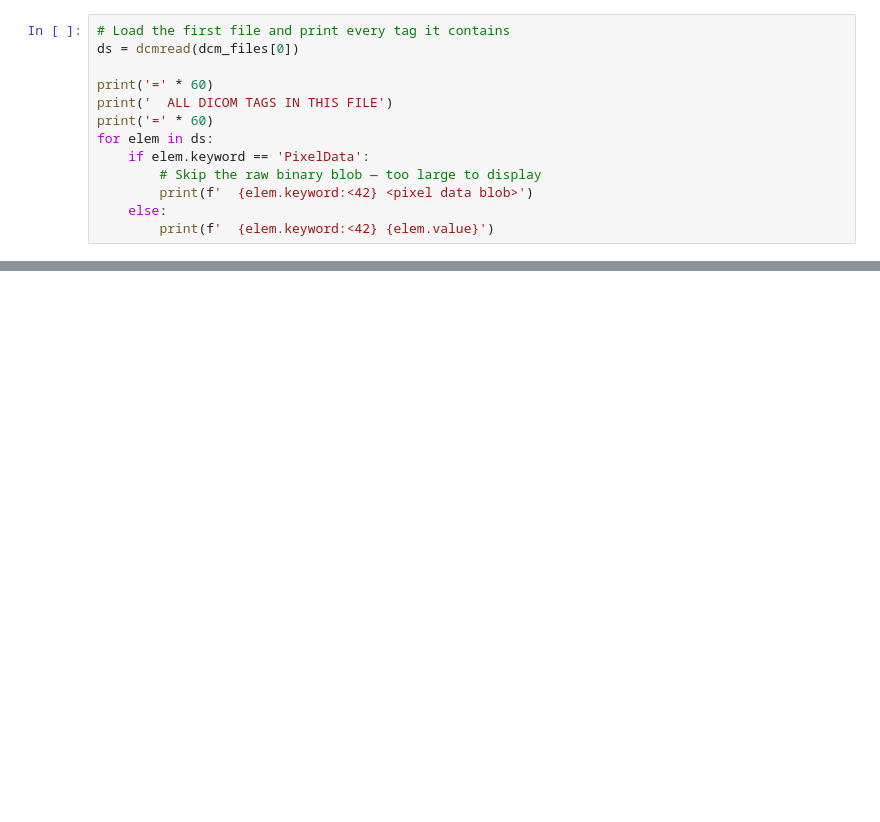
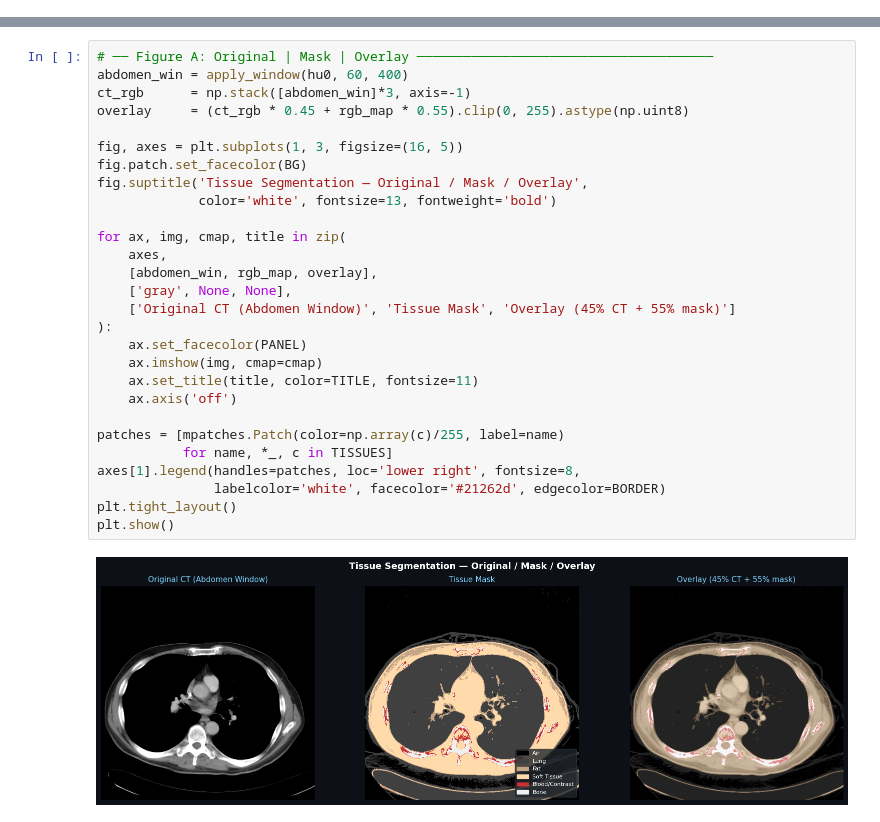
Before and after one commit to rsanlazaro/ImageProcessingFJ26, a Jupyter notebook: Python/DICOM/DicomKaggle.ipynb, the cells around one changed output, grey strips where cells are left out. Drawn from its saved outputs; the diff is of its cells as text; blank space fills up the shorter version.

Commit message:
[FIX] DICOM and CNN files

```diff
--- a/Python/DICOM/DicomKaggle.ipynb
+++ b/Python/DICOM/DicomKaggle.ipynb
@@ -58,13 +0,0 @@ if dcm_files:
-# %%
-# Load the first file and print every tag it contains
-ds = dcmread(dcm_files[0])
-
-print('=' * 60)
-print('  ALL DICOM TAGS IN THIS FILE')
-print('=' * 60)
-for elem in ds:
-    if elem.keyword == 'PixelData':
-        # Skip the raw binary blob — too large to display
-        print(f'  {elem.keyword:<42} <pixel data blob>')
-    else:
-        print(f'  {elem.keyword:<42} {elem.value}')
@@ -816,0 +415,30 @@ print('  fmt="png" → 8-bit windowed image  (display / labelling only)')
+# %%
+# ── Figure A: Original | Mask | Overlay ──────────────────────────────────────
+abdomen_win = apply_window(hu0, 60, 400)
+ct_rgb      = np.stack([abdomen_win]*3, axis=-1)
+overlay     = (ct_rgb * 0.45 + rgb_map * 0.55).clip(0, 255).astype(np.uint8)
+
+fig, axes = plt.subplots(1, 3, figsize=(16, 5))
+fig.patch.set_facecolor(BG)
+fig.suptitle('Tissue Segmentation — Original / Mask / Overlay',
+             color='white', fontsize=13, fontweight='bold')
+
+for ax, img, cmap, title in zip(
+    axes,
+    [abdomen_win, rgb_map, overlay],
+    ['gray', None, None],
+    ['Original CT (Abdomen Window)', 'Tissue Mask', 'Overlay (45% CT + 55% mask)']
+):
+    ax.set_facecolor(PANEL)
+    ax.imshow(img, cmap=cmap)
+    ax.set_title(title, color=TITLE, fontsize=11)
+    ax.axis('off')
+
+patches = [mpatches.Patch(color=np.array(c)/255, label=name)
+           for name, *_, c in TISSUES]
+axes[1].legend(handles=patches, loc='lower right', fontsize=8,
+               labelcolor='white', facecolor='#21262d', edgecolor=BORDER)
+plt.tight_layout()
+plt.show()
+# %% [output]
+[figure, added]
```
Also changed, not shown: parts of 68 cells of this notebook, 8 other files.
